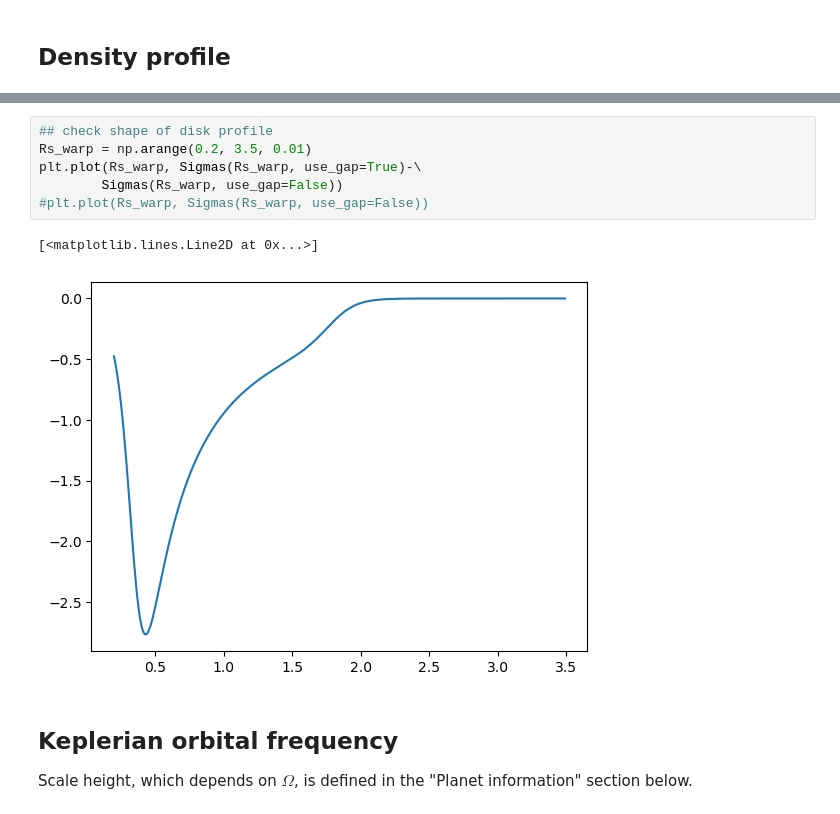
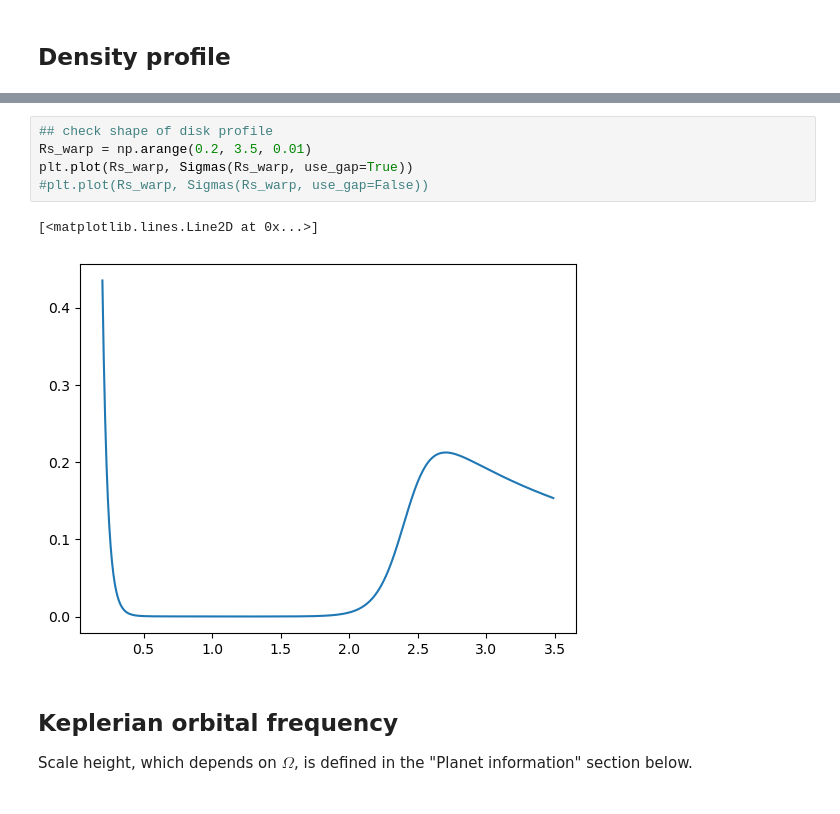
Before and after one commit to Jupiter1994/warped-disks, a Jupyter notebook: reduced-eqs-steady-state.ipynb, the cells around one changed output, grey strips where cells are left out. Cells and saved outputs as stored; diff of their text form.

```diff
--- a/reduced-eqs-steady-state.ipynb
+++ b/reduced-eqs-steady-state.ipynb
@@ -140,12 +142,11 @@ def f_gap(Rs, K, R_a, R_b, D_a, D_b, use_gap):
 # %%
 ## check shape of disk profile
 Rs_warp = np.arange(0.2, 3.5, 0.01)
-plt.plot(Rs_warp, Sigmas(Rs_warp, use_gap=True)-\
-        Sigmas(Rs_warp, use_gap=False))
+plt.plot(Rs_warp, Sigmas(Rs_warp, use_gap=True))
 #plt.plot(Rs_warp, Sigmas(Rs_warp, use_gap=False))
 # %% [output]
 [<matplotlib.lines.Line2D at 0x...>]
-[figure, old version]
+[figure, new version]
 # %% [markdown]
 ## Keplerian orbital frequency
 
```
Also changed, not shown: parts of 6 cells of this notebook.
